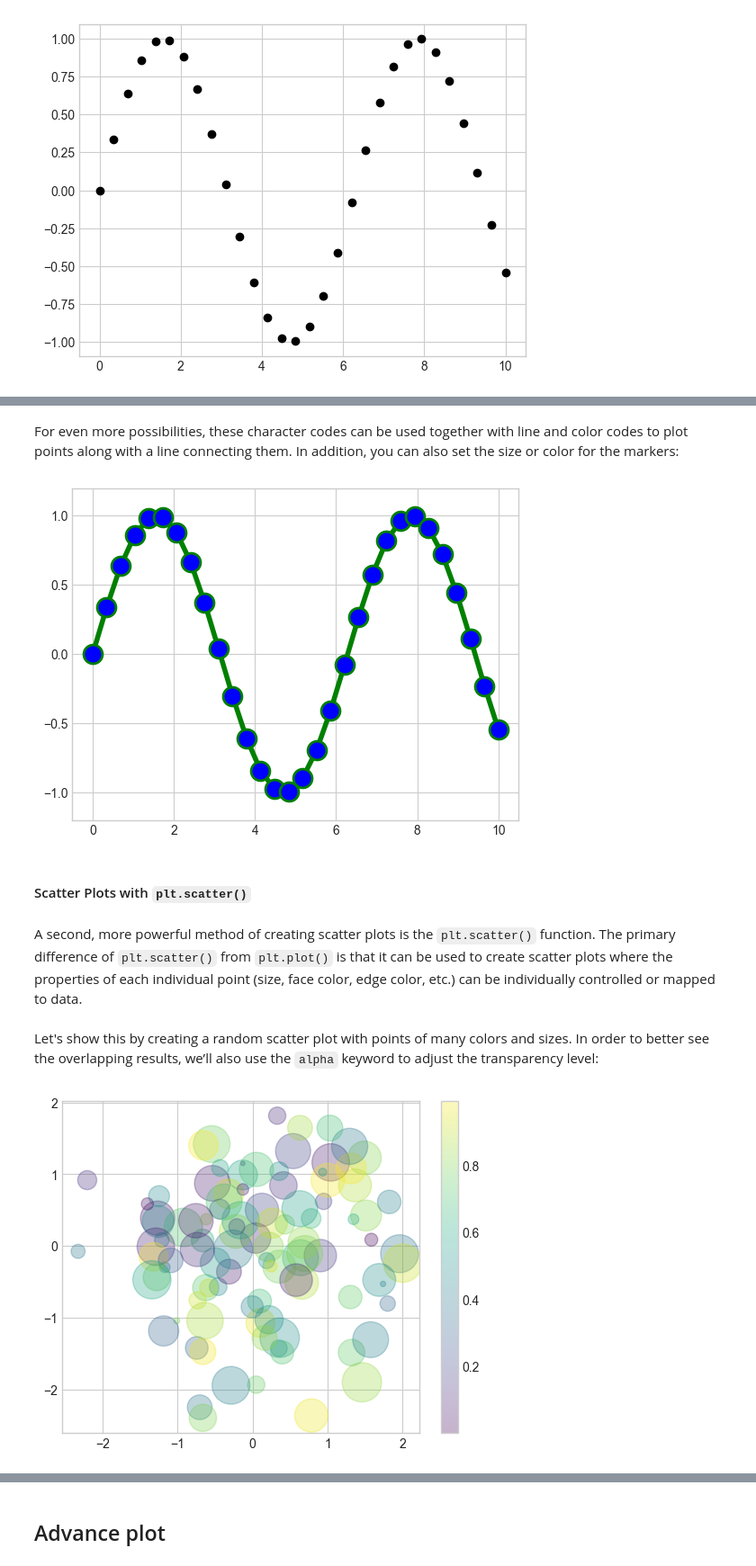
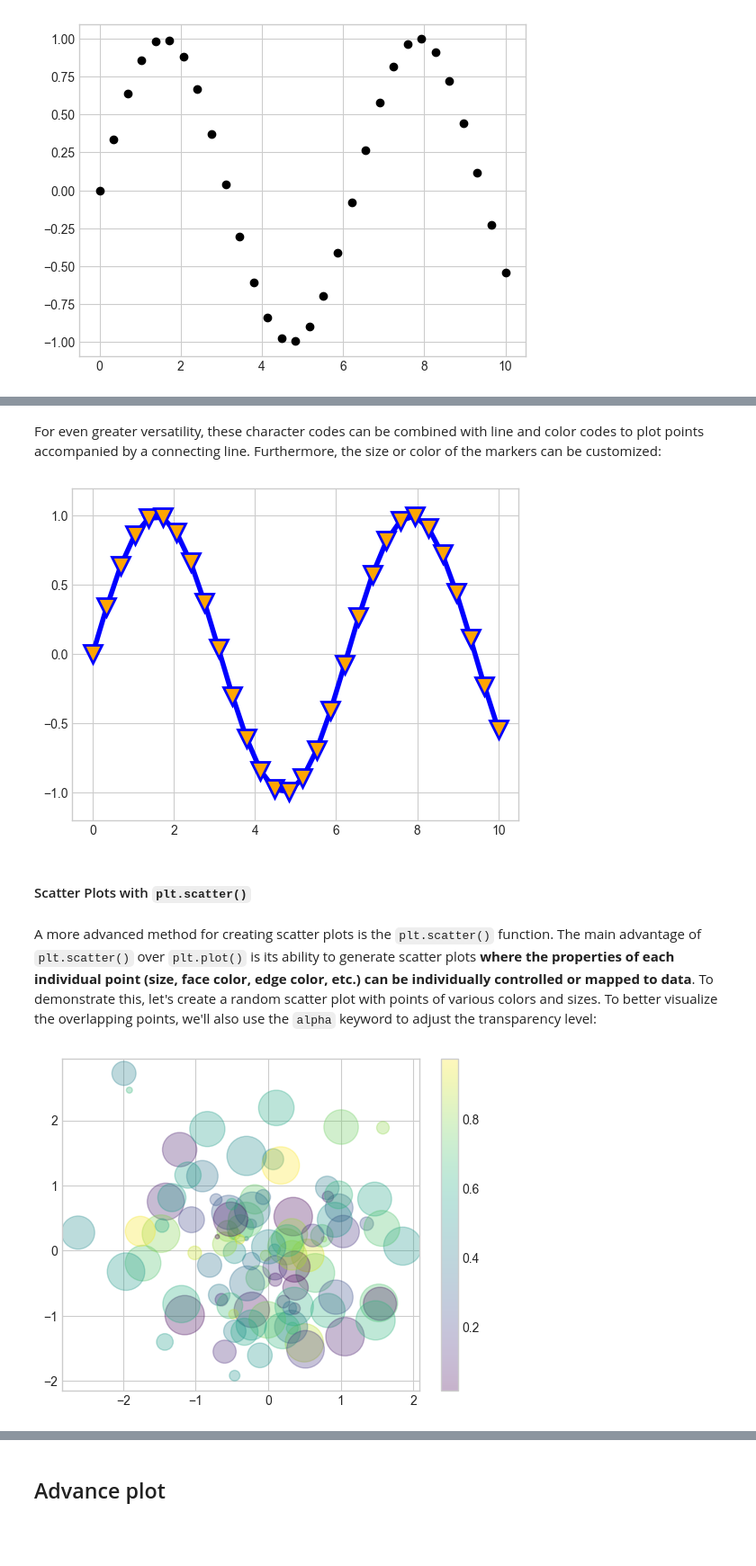
Before and after one commit to phonchi/nsysu-math106A-2023, a Jupyter notebook: static_files/presentations/12_Matplotlib.ipynb, the cells around one changed output, grey strips where cells are left out. Shown at 90% size. Saved outputs shown, nothing was run; the diff lists cells and outputs as text; code cells hidden in the pictures; blank space fills up the shorter version.

```diff
--- a/static_files/presentations/12_Matplotlib.ipynb
+++ b/static_files/presentations/12_Matplotlib.ipynb
@@ -32,4 +39,4 @@ Just as we use the `np` shorthand for `NumPy`, we will use some standard shortha
 import matplotlib as mpl
 import matplotlib.pyplot as plt
 import numpy as np
-plt.style.use('seaborn-whitegrid')
+plt.style.use('seaborn-v0_8-whitegrid')
@@ -220,26 +253,24 @@ plt.xlim(0, 1.8);
 # %% [markdown]
-For even more possibilities, these character codes can be used together with line and color codes to plot points along with a line connecting them. In addition, you can also set the size or color for the markers:
+For even greater versatility, these character codes can be combined with line and color codes to plot points accompanied by a connecting line. Furthermore, the size or color of the markers can be customized:
 # %%
-plt.plot(x, y, '-og', markersize=15, linewidth=4, markerfacecolor='blue', markeredgewidth=2)
+plt.plot(x, y, '-vb', markersize=15, linewidth=4, markerfacecolor='orange', markeredgewidth=2)
 plt.ylim(-1.2, 1.2);
 # %% [output]
-[figure, old version]
+[figure, new version]
 # %% [markdown]
 #### Scatter Plots with `plt.scatter()`
 # %% [markdown]
-A second, more powerful method of creating scatter plots is the `plt.scatter()` function. The primary difference of `plt.scatter()` from `plt.plot()` is that it can be used to create scatter plots where the properties of each individual point (size, face color, edge color, etc.) can be individually controlled or mapped to data.
+A more advanced method for creating scatter plots is the `plt.scatter()` function. The main advantage of `plt.scatter()` over `plt.plot()` is its ability to generate scatter plots **where the properties of each individual point (size, face color, edge color, etc.) can be individually controlled or mapped to data**. To demonstrate this, let's create a random scatter plot with points of various colors and sizes. To better visualize the overlapping points, we'll also use the `alpha` keyword to adjust the transparency level:
-# %% [markdown]
-Let's show this by creating a random scatter plot with points of many colors and sizes. In order to better see the overlapping results, we’ll also use the `alpha` keyword to adjust the transparency level:
 # %%
-rng = np.random.default_rng(0)
+np.random.seed(42)
 
-x = rng.normal(size=100)
-y = rng.normal(size=100)
-colors = rng.random(100)
-sizes = 1000 * rng.random(100)
+x = np.random.randn(100)
+y = np.random.randn(100)
+colors = np.random.rand(100)
+sizes = 1000 * np.random.rand(100)
 
 plt.scatter(x, y, c=colors, s=sizes, alpha=0.3, cmap='viridis')
 plt.colorbar(); # show color scale
 # %% [output]
-[figure, old version]
+[figure, new version]
 # %% [markdown]
```
Also changed, not shown: parts of 102 cells of this notebook, 2 other files.
